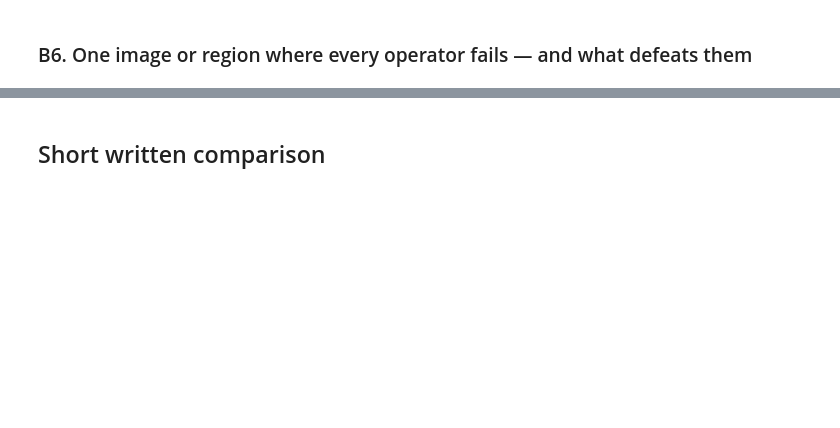
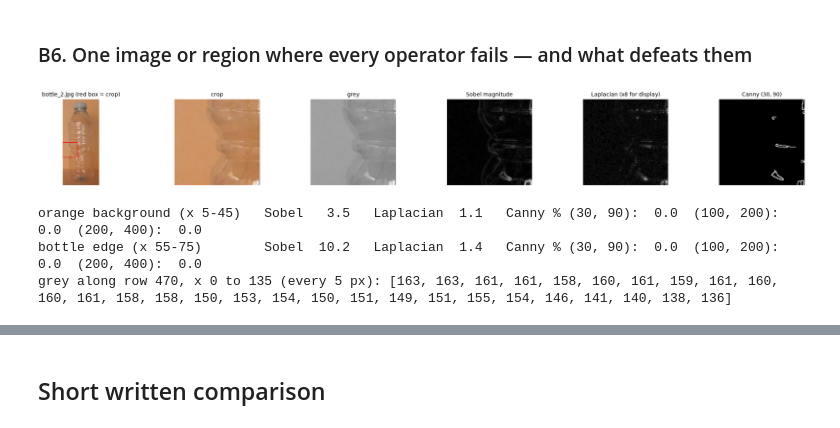
Before and after one commit to BoussaffaNourelain/my-detector, a Jupyter notebook: MAI630_Project_Starter/notebooks/01_classical_cv.ipynb, the cells around one changed output, grey strips where cells are left out. Drawn from its saved outputs; the diff is of its cells as text; code cells hidden in the pictures; blank space fills up the shorter version.

```diff
--- a/MAI630_Project_Starter/notebooks/01_classical_cv.ipynb
+++ b/MAI630_Project_Starter/notebooks/01_classical_cv.ipynb
@@ -306,3 +326,24 @@ for n in NAMES:
 # %% [markdown]
 ### B6. One image or region where every operator fails — and what defeats them
+# %%
+# B6: bottle_2, the clear bottle's left edge against the orange background
+n = "bottle_2.jpg"
+x1, y1, x2, y2 = 0, 400, 140, 540                    # crop corners: (x1, y1) top-left, (x2, y2) bottom-right
+crop = np.s_[y1:y2, x1:x2]
+where = cv2.rectangle(rgb[n].copy(), (x1, y1), (x2, y2), (255, 0, 0), 3)
+show_row([where, rgb[n][crop], grey[n][crop], sobel_mag[n][crop], cv2.convertScaleAbs(lap[n][crop], alpha=8),
+          canny[n][(30, 90)][crop]],
+         [f"{n} (red box = crop)", "crop", "grey", "Sobel magnitude", "Laplacian (x8 for display)", "Canny (30, 90)"])
+
+# Mean Sobel and Laplacian response, and the % of pixels Canny marks as edges, inside each region
+for label, cols in [("orange background (x 5-45)", np.s_[5:45]), ("bottle edge (x 55-75)", np.s_[55:75])]:
+    region = np.s_[y1:y2, cols]
+    print(f"{label:28s} Sobel {sobel_mag[n][region].mean():5.1f}   Laplacian {lap[n][region].mean():4.1f}   Canny % "
+          + "  ".join(f"{p}: {(canny[n][p][region] > 0).mean() * 100:4.1f}" for p in PAIRS))
+print("grey along row 470, x 0 to 135 (every 5 px):", grey[n][470, 0:140:5].tolist())
+# %% [output]
+[figure, added]
+orange background (x 5-45)   Sobel   3.5   Laplacian  1.1   Canny % (30, 90):  0.0  (100, 200):  0.0  (200, 400):  0.0
+bottle edge (x 55-75)        Sobel  10.2   Laplacian  1.4   Canny % (30, 90):  0.0  (100, 200):  0.0  (200, 400):  0.0
+grey along row 470, x 0 to 135 (every 5 px): [163, 163, 161, 161, 158, 160, 161, 159, 161, 160, 160, 161, 158, 158, 150, 153, 154, 150, 151, 149, 151, 155, 154, 146, 141, 140, 138, 136]
 # %% [markdown]
```
Also changed, not shown: parts of 7 cells of this notebook, 1 other file.
